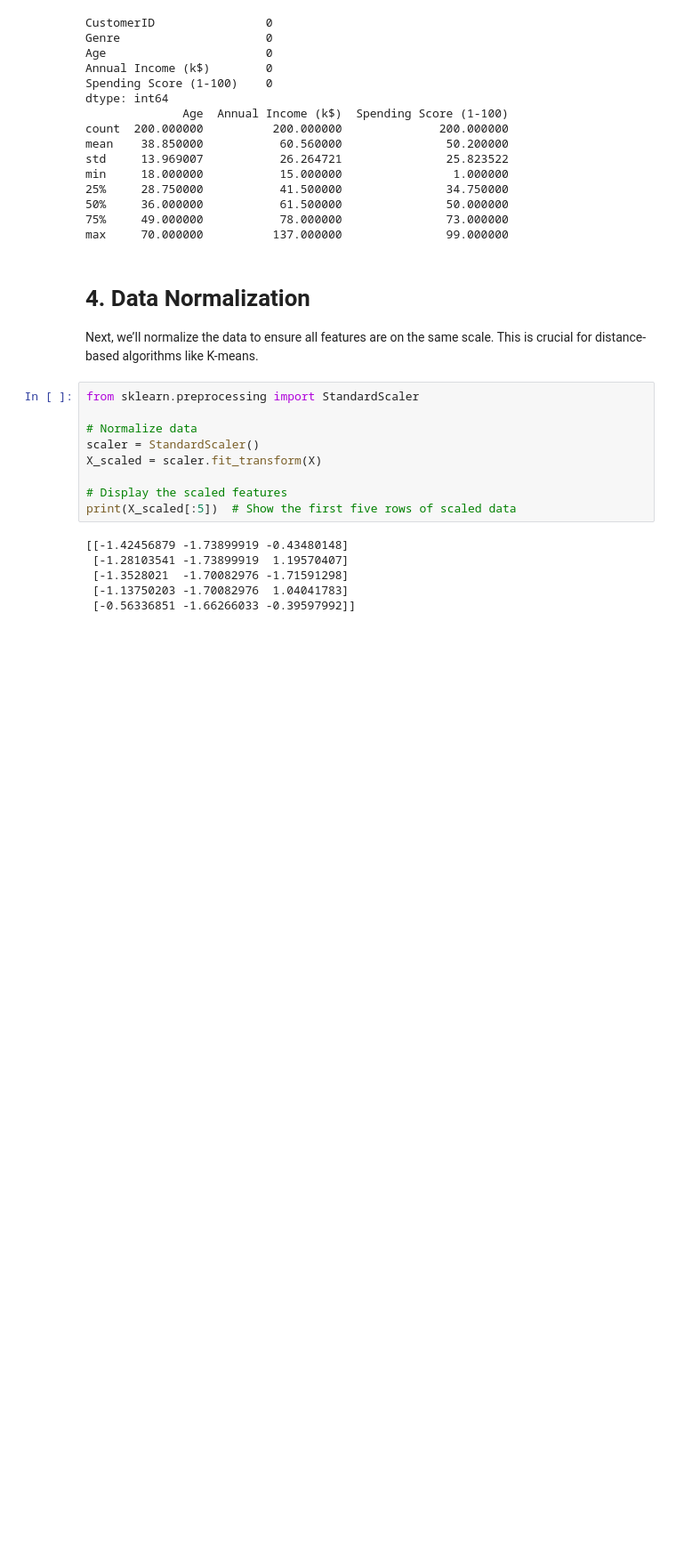
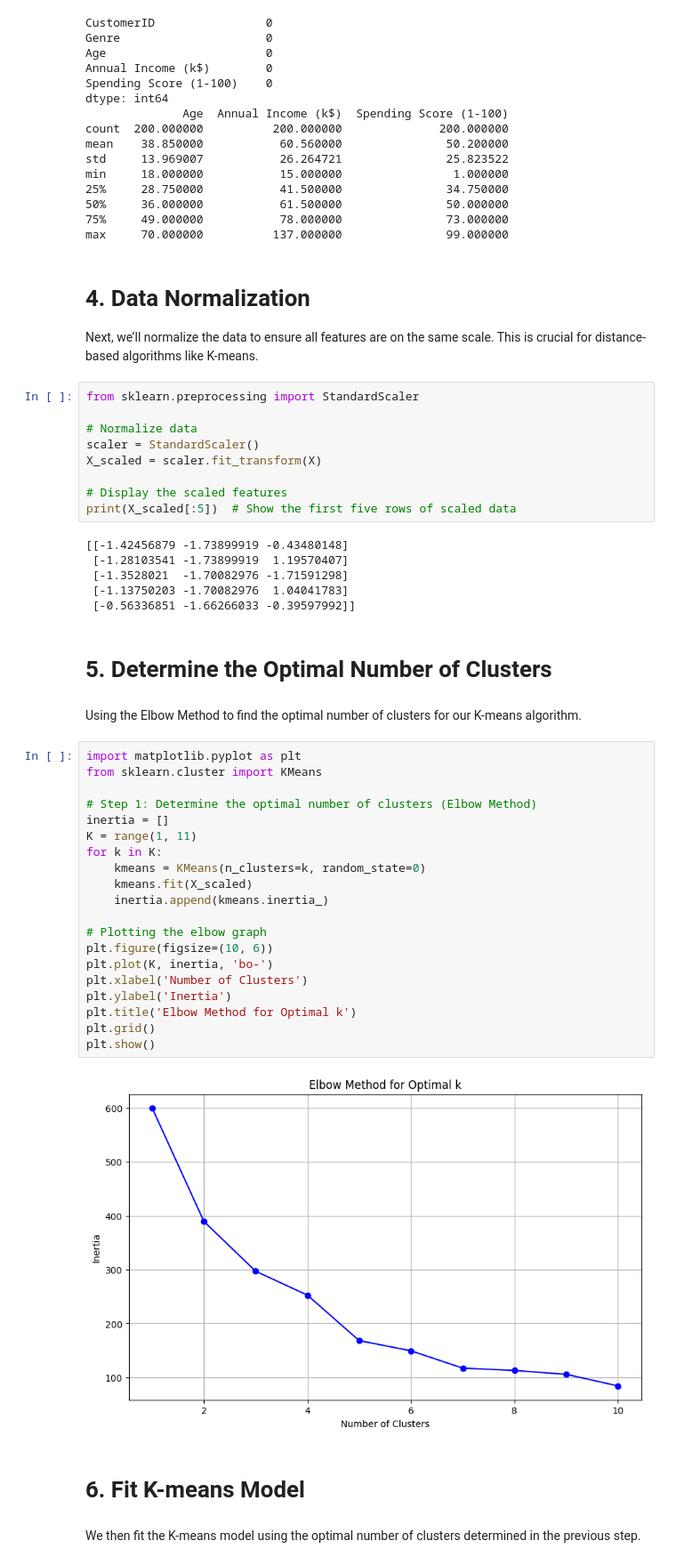
Before and after one commit to mechadns/clustering-customer-behavior, a Jupyter notebook: ClusterLogic.ipynb, the cells around one changed output. Shown at 89% size. Cells and saved outputs as stored; diff of their text form; blank space fills up the shorter version.

Commit message:
Clustering and model fitting.

```diff
--- a/ClusterLogic.ipynb
+++ b/ClusterLogic.ipynb
@@ -71,3 +71,33 @@ print(X_scaled[:5])  # Show the first five rows of scaled data
  [-1.3528021  -1.70082976 -1.71591298]
  [-1.13750203 -1.70082976  1.04041783]
  [-0.56336851 -1.66266033 -0.39597992]]
+# %% [markdown]
+# 5. Determine the Optimal Number of Clusters
+# %% [markdown]
+Using the Elbow Method to find the optimal number of clusters for our K-means algorithm.
+# %%
+import matplotlib.pyplot as plt
+from sklearn.cluster import KMeans
+
+# Step 1: Determine the optimal number of clusters (Elbow Method)
+inertia = []
+K = range(1, 11)
+for k in K:
+    kmeans = KMeans(n_clusters=k, random_state=0)
+    kmeans.fit(X_scaled)
+    inertia.append(kmeans.inertia_)
+
+# Plotting the elbow graph
+plt.figure(figsize=(10, 6))
+plt.plot(K, inertia, 'bo-')
+plt.xlabel('Number of Clusters')
+plt.ylabel('Inertia')
+plt.title('Elbow Method for Optimal k')
+plt.grid()
+plt.show()
+# %% [output]
+[figure, added]
+# %% [markdown]
+# 6. Fit K-means Model
+# %% [markdown]
+We then fit the K-means model using the optimal number of clusters determined in the previous step.
```
Also changed, not shown: parts of 1 cell of this notebook.
